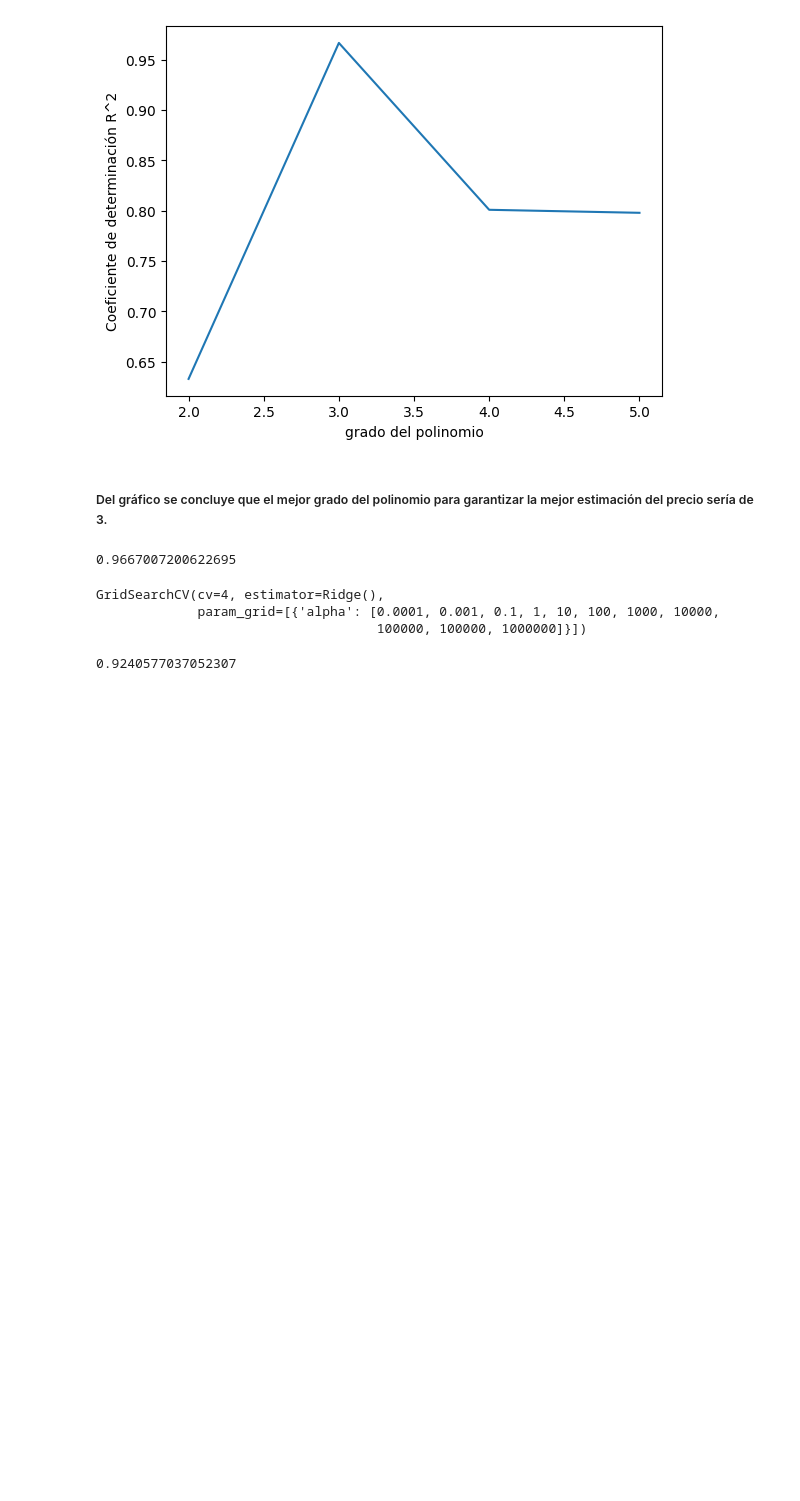
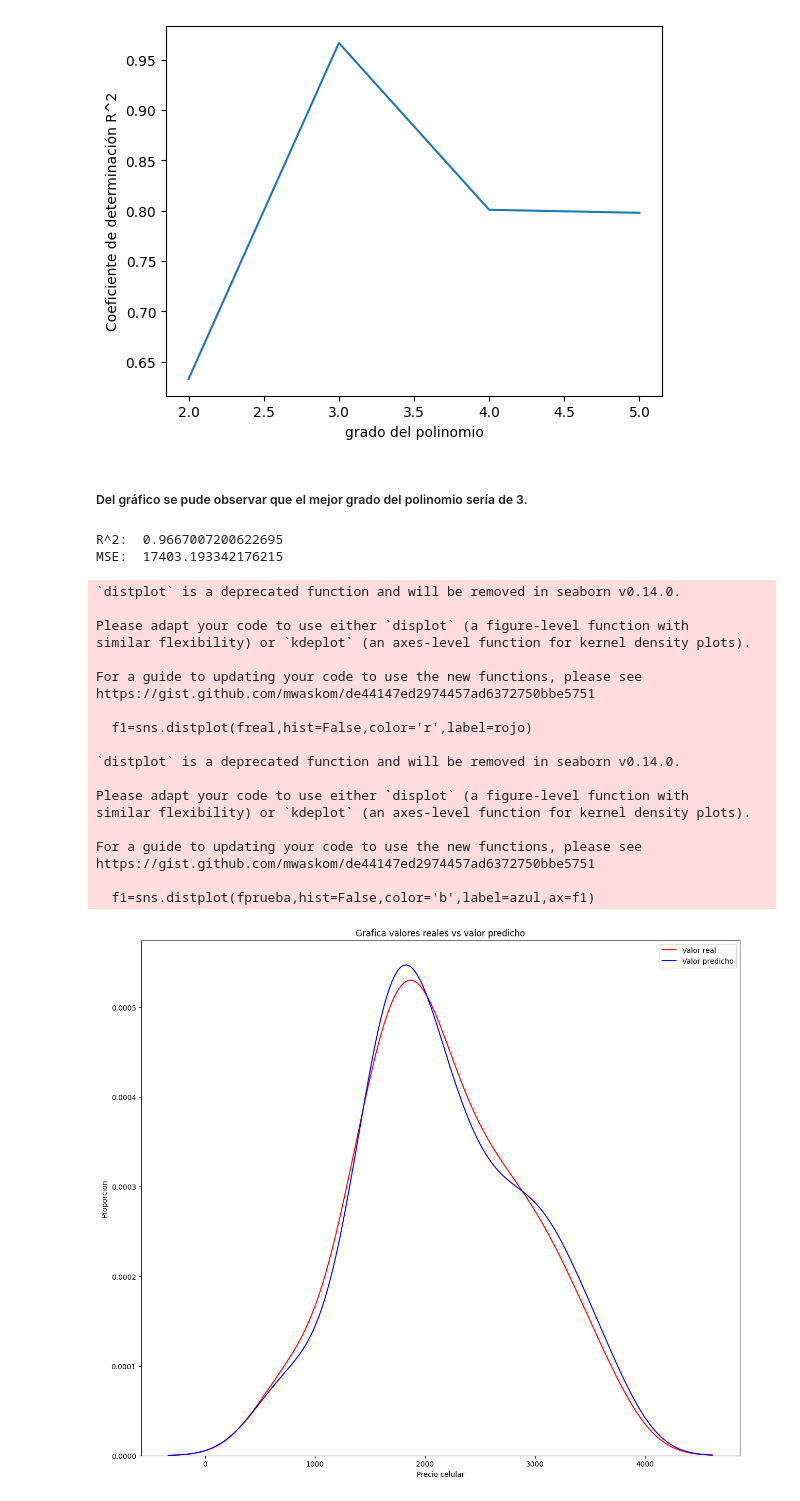
Before and after one commit to Aldoju/ML_Movil, a Jupyter notebook: MobilePrediction.ipynb, the cells around one changed output. Drawn from its saved outputs; the diff is of its cells as text; code cells hidden in the pictures; blank space fills up the shorter version.

```diff
--- a/MobilePrediction.ipynb
+++ b/MobilePrediction.ipynb
@@ -138,11 +180,16 @@ plt.ylabel("Coeficiente de determinación R^2")
 Text(0, 0.5, 'Coeficiente de determinación R^2')
 [figure]
 # %% [markdown]
-##### Del gráfico se concluye que el mejor grado del polinomio para garantizar la mejor estimación del precio sería de 3.
+##### Del gráfico se pude observar que  el mejor grado del polinomio sería de 3.
 # %%
 entrada=[('scale',StandardScaler()),('polynomial',PolynomialFeatures(degree=3,include_bias=False)),('model',LinearRegression())]
 pipeline=Pipeline(entrada)
 pipeline.fit(x_train,y_train)
-pipeline.score(x_test,y_test)
+predpoli=pipeline.predict(x_test)
+r2pr=pipeline.score(x_test,y_test)
+msepr=mean_squared_error(predpoli,y_test)
+print('R^2: ',r2pr)
+print('MSE: ',msepr)
 # %% [output]
-0.9667007200622695
+R^2:  0.9667007200622695
+MSE:  17403.193342176215
@@ -152,14 +196,24 @@ from sklearn.linear_model import Ridge
-# %%
-R=Ridge()
-parametros=[{'alpha': [0.0001,0.001,0.1,1, 10, 100, 1000, 10000, 100000, 100000,1000000]}]
-Grid=GridSearchCV(R,parametros,cv=4)
-Grid.fit(x_train,y_train)
-# %% [output]
-GridSearchCV(cv=4, estimator=Ridge(),
-             param_grid=[{'alpha': [0.0001, 0.001, 0.1, 1, 10, 100, 1000, 10000,
-                                    100000, 100000, 1000000]}])
-# %%
-MejorR=Grid.best_estimator_
-MejorR.score(x_test,y_test)
-# %% [output]
-0.9240577037052307
+# %%
+title='Grafica valores reales vs valor predicho'
+graficaFunciones(y_test,predpoli,'Valor real','Valor predicho',title)
+# %% [output]
+`distplot` is a deprecated function and will be removed in seaborn v0.14.0.
+
+Please adapt your code to use either `displot` (a figure-level function with
+similar flexibility) or `kdeplot` (an axes-level function for kernel density plots).
+
+For a guide to updating your code to use the new functions, please see
+https://gist.github.com/mwaskom/de44147ed2974457ad6372750bbe5751
+
+  f1=sns.distplot(freal,hist=False,color='r',label=rojo)
+
+`distplot` is a deprecated function and will be removed in seaborn v0.14.0.
+
+Please adapt your code to use either `displot` (a figure-level function with
+similar flexibility) or `kdeplot` (an axes-level function for kernel density plots).
+
+For a guide to updating your code to use the new functions, please see
+https://gist.github.com/mwaskom/de44147ed2974457ad6372750bbe5751
+
+  f1=sns.distplot(fprueba,hist=False,color='b',label=azul,ax=f1)
+[figure, added]
```
Also changed, not shown: parts of 20 cells of this notebook.
